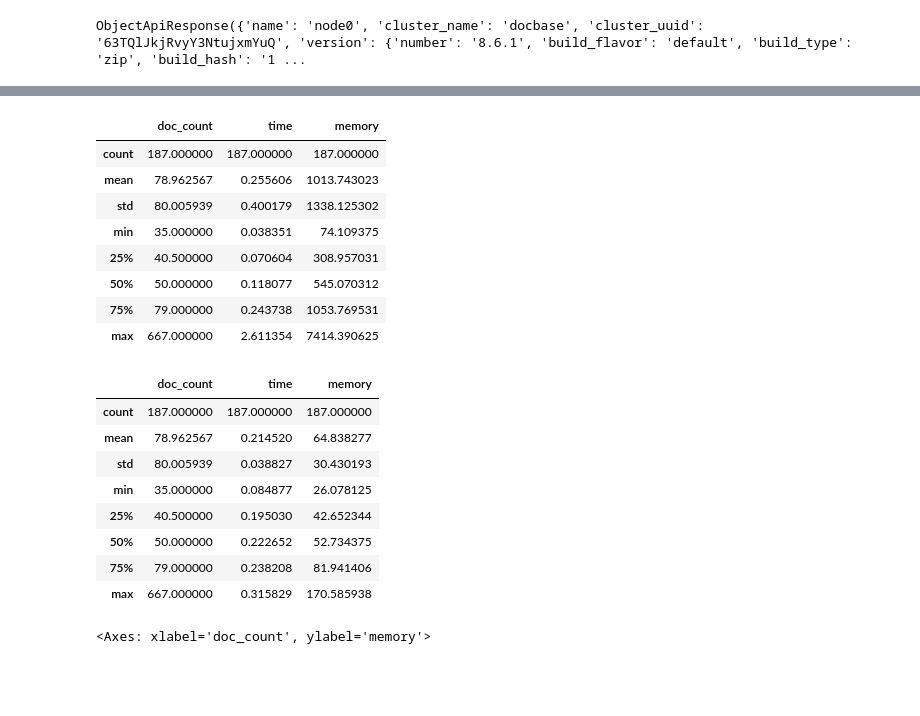
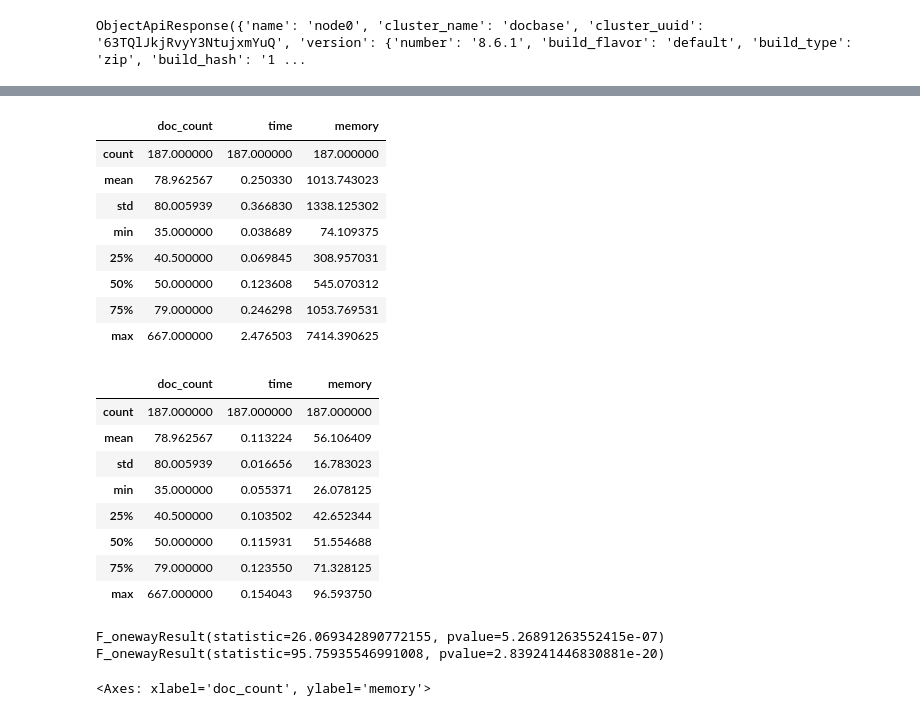
Before and after one commit to realJaydenCheng/cooccurrence-inverted-index, a Jupyter notebook: 3-experiments-performance.ipynb, the cells around one changed output, grey strips where cells are left out. Cells and saved outputs as stored; diff of their text form; code cells hidden in the pictures; blank space fills up the shorter version.

```diff
--- a/3-experiments-performance.ipynb
+++ b/3-experiments-performance.ipynb
@@ -26,7 +29,7 @@ ObjectApiResponse({'name': 'node0', 'cluster_name': 'docbase', 'cluster_uuid': '
 # %%
 constructors = [
     IterConstructor(client=es),
-    BFSConstructor(client=es, depth=10)
+    BFSConstructor(client=es)
 ]
 constructors
 # %% [output]
@@ -111,6 +114,10 @@ profiles
   'algorithm': "<class 'algorithm.co_occ.BFSConstructor'>"}]
 # %%
 profile_data = pd.DataFrame(profiles)
+profile_data["algorithm"] = profile_data["algorithm"].map({
+    str(IterConstructor): "Original",
+    str(BFSConstructor): "Optimized"
+})
 profile_data
 # %% [output]
 |  | key | doc_count | time | memory | algorithm |
@@ -129,27 +164,37 @@ profile_data
 # %%
-profile_iter = profile_data[profile_data["algorithm"] == str(type(constructors[0]))]
-profile_bfs = profile_data[profile_data["algorithm"] == str(type(constructors[1]))]
+profile_iter = profile_data[profile_data["algorithm"] == "Original"]
+profile_bfs = profile_data[profile_data["algorithm"] == "Optimized"]
 profile_iter.describe()
 # %% [output]
 |  | doc_count | time | memory |
 | count | 187.000000 | 187.000000 | 187.000000 |
-| mean | 78.962567 | 0.255606 | 1013.743023 |
-| std | 80.005939 | 0.400179 | 1338.125302 |
-| min | 35.000000 | 0.038351 | 74.109375 |
-| 25% | 40.500000 | 0.070604 | 308.957031 |
-| 50% | 50.000000 | 0.118077 | 545.070312 |
-| 75% | 79.000000 | 0.243738 | 1053.769531 |
-| max | 667.000000 | 2.611354 | 7414.390625 |
+| mean | 78.962567 | 0.250330 | 1013.743023 |
+| std | 80.005939 | 0.366830 | 1338.125302 |
+| min | 35.000000 | 0.038689 | 74.109375 |
+| 25% | 40.500000 | 0.069845 | 308.957031 |
+| 50% | 50.000000 | 0.123608 | 545.070312 |
+| 75% | 79.000000 | 0.246298 | 1053.769531 |
+| max | 667.000000 | 2.476503 | 7414.390625 |
 # %%
 profile_bfs.describe()
 # %% [output]
 |  | doc_count | time | memory |
 | count | 187.000000 | 187.000000 | 187.000000 |
-| mean | 78.962567 | 0.214520 | 64.838277 |
-| std | 80.005939 | 0.038827 | 30.430193 |
-| min | 35.000000 | 0.084877 | 26.078125 |
-| 25% | 40.500000 | 0.195030 | 42.652344 |
-| 50% | 50.000000 | 0.222652 | 52.734375 |
-| 75% | 79.000000 | 0.238208 | 81.941406 |
-| max | 667.000000 | 0.315829 | 170.585938 |
+| mean | 78.962567 | 0.113224 | 56.106409 |
+| std | 80.005939 | 0.016656 | 16.783023 |
+| min | 35.000000 | 0.055371 | 26.078125 |
+| 25% | 40.500000 | 0.103502 | 42.652344 |
+| 50% | 50.000000 | 0.115931 | 51.554688 |
+| 75% | 79.000000 | 0.123550 | 71.328125 |
+| max | 667.000000 | 0.154043 | 96.593750 |
+# %%
+print(
+    f_oneway(profile_iter["time"], profile_bfs["time"])
+)
+print(
+    f_oneway(profile_iter["memory"], profile_bfs["memory"])
+)
+# %% [output]
+F_onewayResult(statistic=26.069342890772155, pvalue=5.26891263552415e-07)
+F_onewayResult(statistic=95.75935546991008, pvalue=2.839241446830881e-20)
 # %%
```
Also changed, not shown: parts of 6 cells of this notebook.
